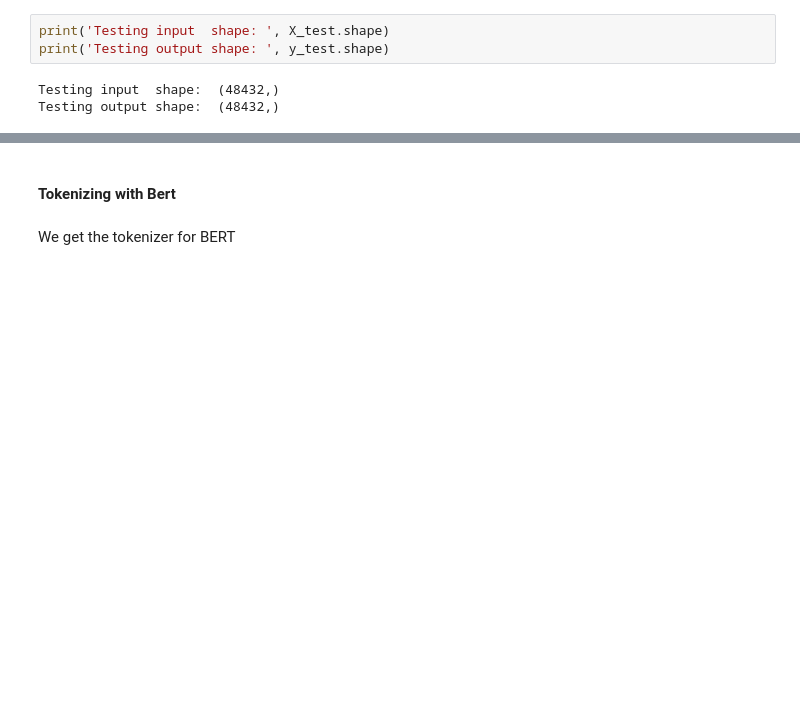
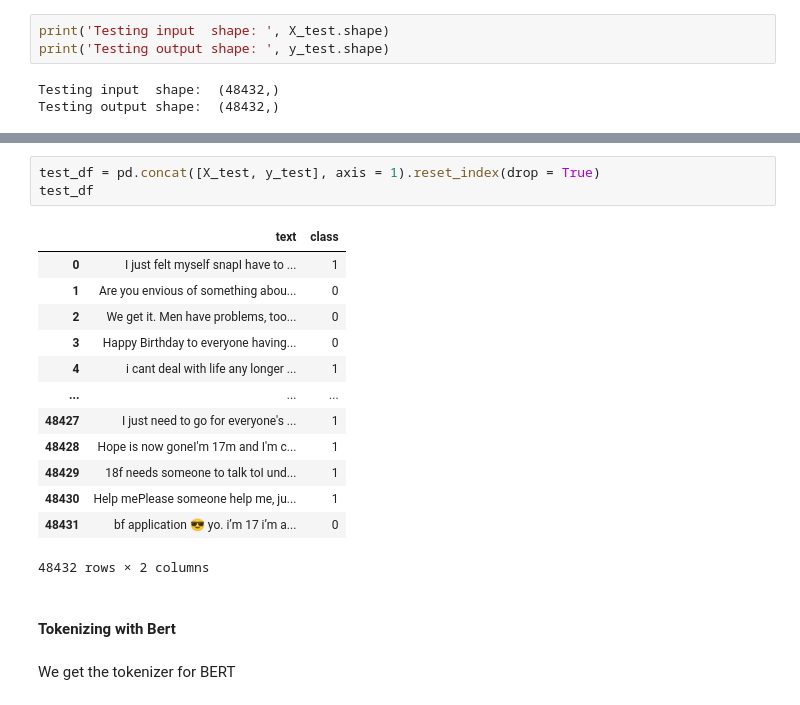
Before and after one commit to francheska-vicente/data103-project, a Jupyter notebook: main.ipynb, the cells around one changed output, grey strips where cells are left out. Saved outputs shown, nothing was run; the diff lists cells and outputs as text; blank space fills up the shorter version.

```diff
--- a/main.ipynb
+++ b/main.ipynb
@@ -396,3 +650,20 @@ Testing output shape:  (48432,)
+# %%
+test_df = pd.concat([X_test, y_test], axis = 1).reset_index(drop = True)
+test_df
+# %% [output]
+|  | text | class |
+| 0 | I just felt myself snapI have to ... | 1 |
+| 1 | Are you envious of something abou... | 0 |
+| 2 | We get it. Men have problems, too... | 0 |
+| 3 | Happy Birthday to everyone having... | 0 |
+| 4 | i cant deal with life any longer ... | 1 |
+| ... | ... | ... |
+| 48427 | I just need to go for everyone's ... | 1 |
+| 48428 | Hope is now goneI'm 17m and I'm c... | 1 |
+| 48429 | 18f needs someone to talk toI und... | 1 |
+| 48430 | Help mePlease someone help me, ju... | 1 |
+| 48431 | bf application 😎 yo. i’m 17 i’m a... | 0 |
+48432 rows × 2 columns
 # %% [markdown]
 #### **Tokenizing with Bert**
 # %% [markdown]
```
Also changed, not shown: parts of 45 cells of this notebook.
